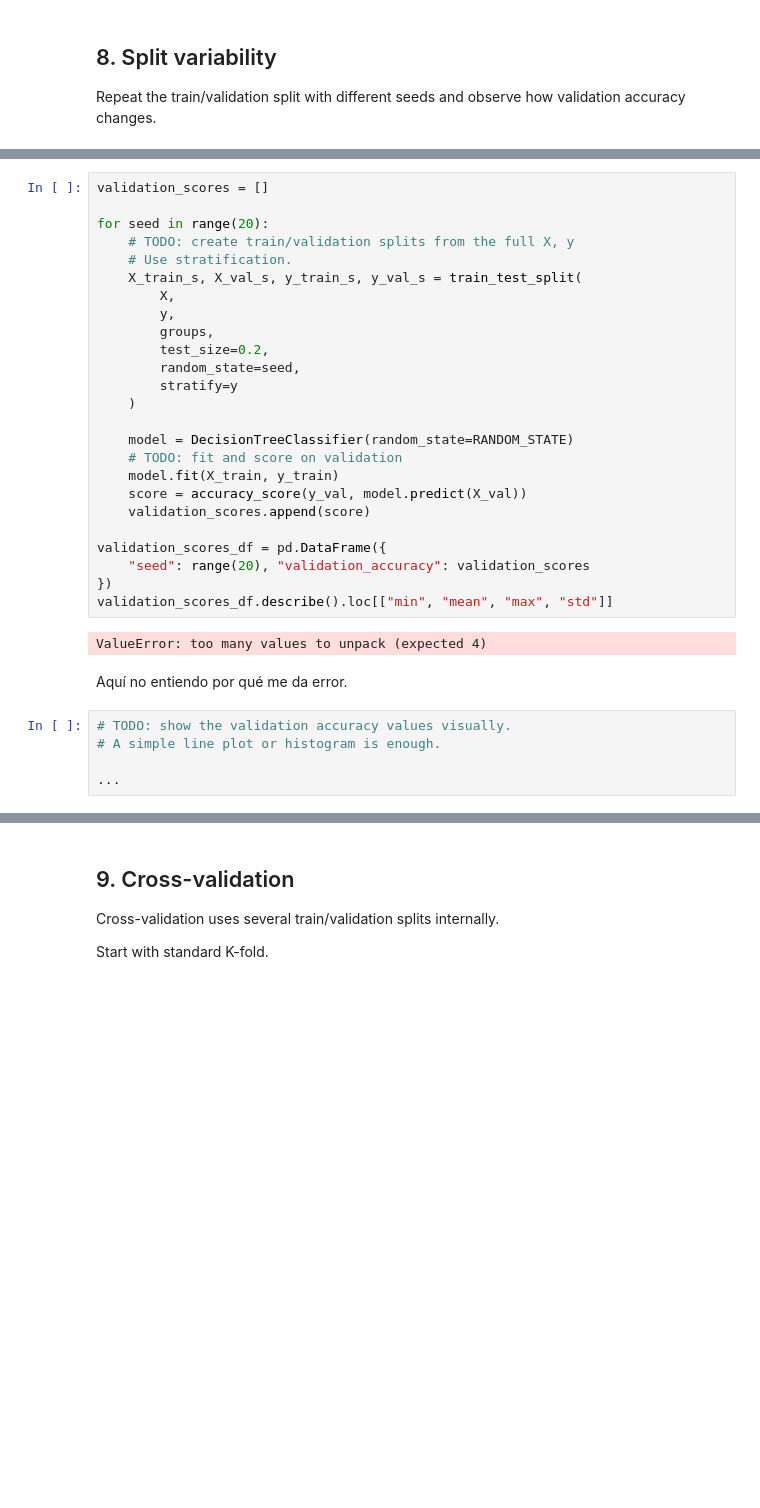
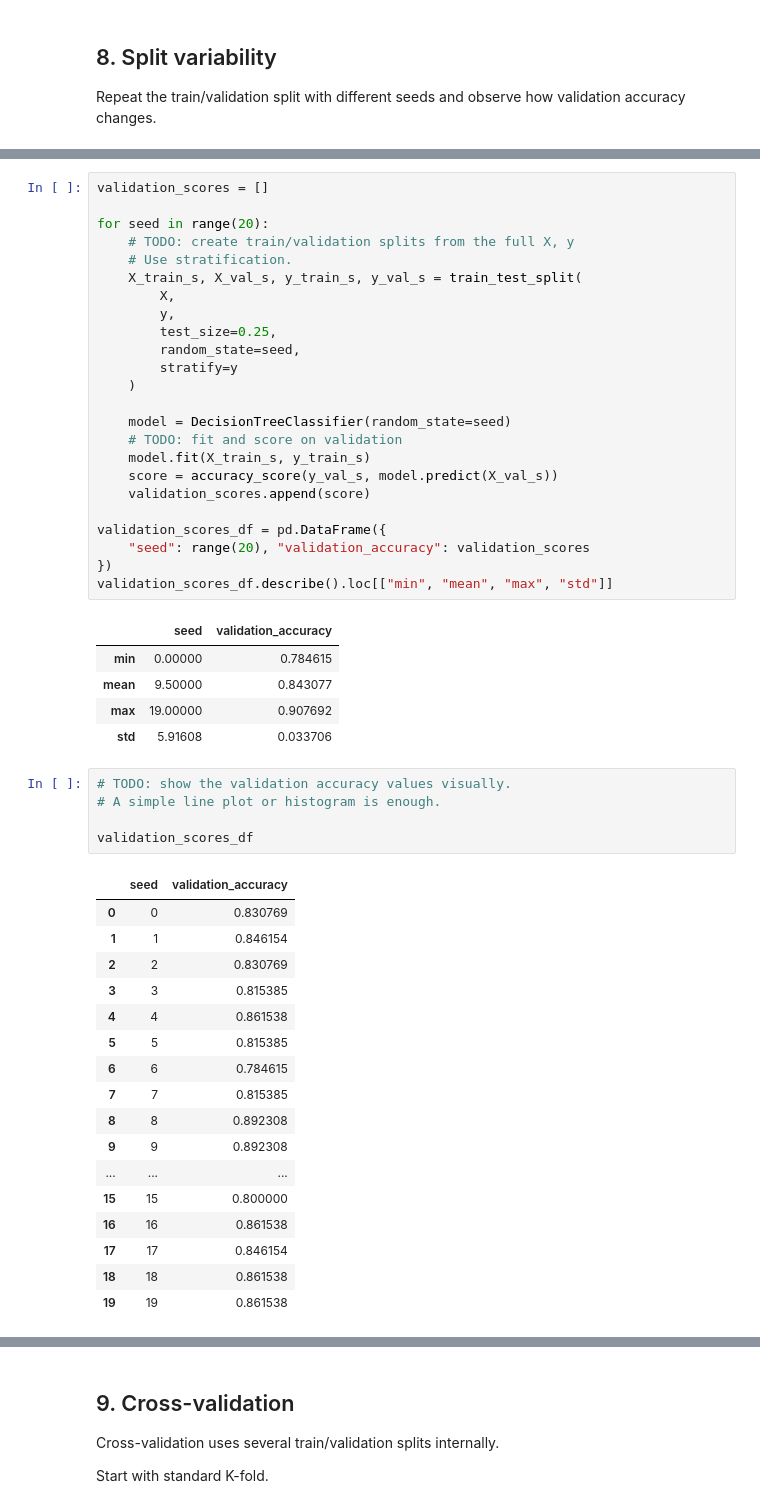
Before and after one commit to Chicloneo/Machine-Learning, a Jupyter notebook: Entrega 1/notebooks/Introduction - Students.ipynb, the cells around one changed output, grey strips where cells are left out. Saved outputs shown, nothing was run; the diff lists cells and outputs as text; blank space fills up the shorter version.

```diff
--- a/Entrega 1/notebooks/Introduction - Students.ipynb
+++ b/Entrega 1/notebooks/Introduction - Students.ipynb
@@ -278,16 +261,15 @@ for seed in range(20):
     X_train_s, X_val_s, y_train_s, y_val_s = train_test_split(
         X,
         y,
-        groups,
-        test_size=0.2,
+        test_size=0.25,
         random_state=seed,
         stratify=y
     )
 
-    model = DecisionTreeClassifier(random_state=RANDOM_STATE)
+    model = DecisionTreeClassifier(random_state=seed)
     # TODO: fit and score on validation
-    model.fit(X_train, y_train)
-    score = accuracy_score(y_val, model.predict(X_val))
+    model.fit(X_train_s, y_train_s)
+    score = accuracy_score(y_val_s, model.predict(X_val_s))
     validation_scores.append(score)
 
 validation_scores_df = pd.DataFrame({
@@ -295,11 +277,31 @@ validation_scores_df = pd.DataFrame({
 })
 validation_scores_df.describe().loc[["min", "mean", "max", "std"]]
 # %% [output]
-ValueError: too many values to unpack (expected 4)
+|  | seed | validation_accuracy |
+| min | 0.00000 | 0.784615 |
+| mean | 9.50000 | 0.843077 |
+| max | 19.00000 | 0.907692 |
+| std | 5.91608 | 0.033706 |
-# %% [markdown]
-Aquí no entiendo por qué me da error.
 # %%
 # TODO: show the validation accuracy values visually.
 # A simple line plot or histogram is enough.
 
-...
+validation_scores_df
+# %% [output]
+|  | seed | validation_accuracy |
+| 0 | 0 | 0.830769 |
+| 1 | 1 | 0.846154 |
+| 2 | 2 | 0.830769 |
+| 3 | 3 | 0.815385 |
+| 4 | 4 | 0.861538 |
+| 5 | 5 | 0.815385 |
+| 6 | 6 | 0.784615 |
+| 7 | 7 | 0.815385 |
+| 8 | 8 | 0.892308 |
+| 9 | 9 | 0.892308 |
+| ... | ... | ... |
+| 15 | 15 | 0.800000 |
+| 16 | 16 | 0.861538 |
+| 17 | 17 | 0.846154 |
+| 18 | 18 | 0.861538 |
+| 19 | 19 | 0.861538 |
```
Also changed, not shown: parts of 13 cells of this notebook, 2 other files.
